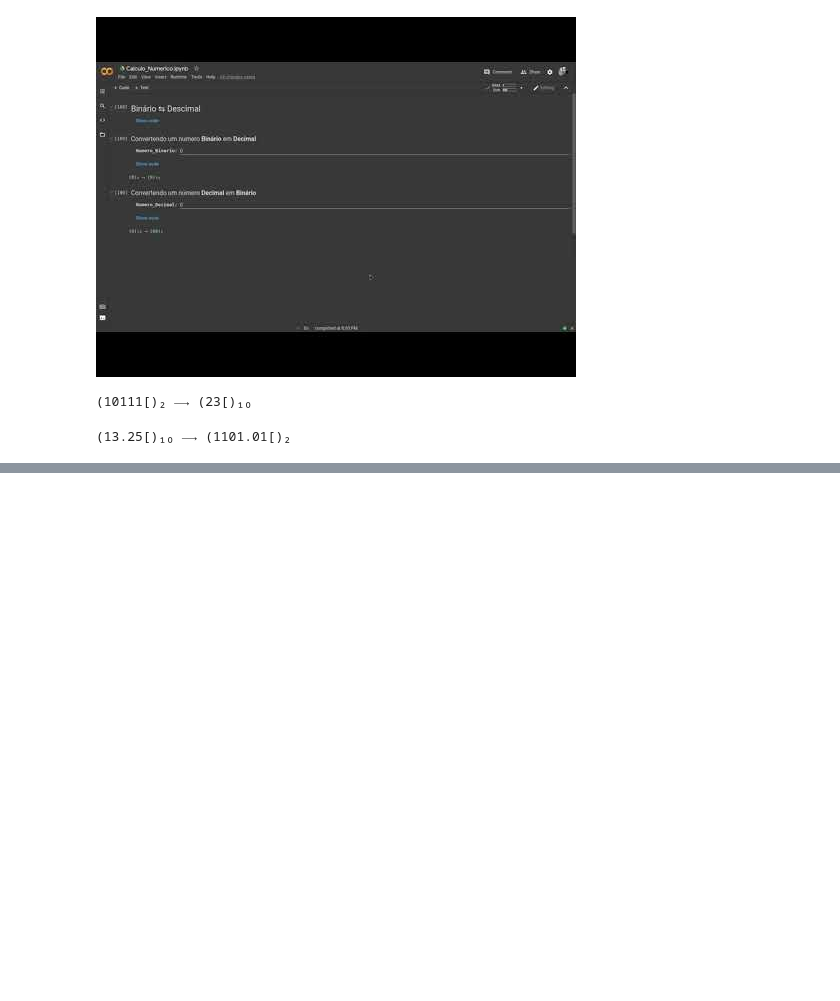
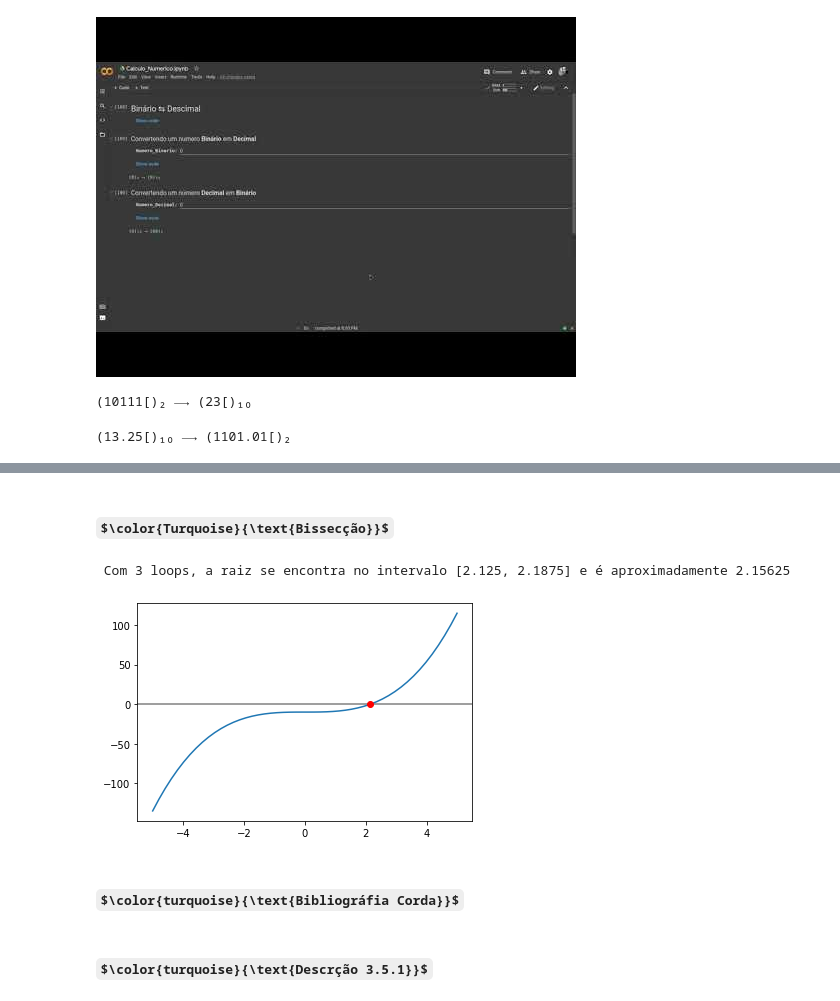
Before and after one commit to kleber293/calculo_numerico, a Jupyter notebook: Calculo_Numerico.ipynb, the cells around one changed output, grey strips where cells are left out. Drawn from its saved outputs; the diff is of its cells as text; code cells hidden in the pictures; some formulas as TeX source; blank space fills up the shorter version.

```diff
--- a/Calculo_Numerico.ipynb
+++ b/Calculo_Numerico.ipynb
@@ -530,0 +365,16 @@ if testar_velocidade:
+# %%
+import numpy as np
+
+matriz_m_jacobi = [[2, -1, 1], [1, 2, 3]]#@param
+condicoes_iniciais =  [0, 0]#@param
+loops = 10 #@param {type:"slider", min:0, max:150, step:1}
+trun = False #@param {type:"boolean"}
+permutacao = False #@param {type:"boolean"}
+truncamento_decimal = 3 #@param {type:"slider", min:1, max:10, step:1}
+#@markdown > $\color{gray}{\text{matriz_j = m_jacobi(matriz_m_jacobi, ci=condicoes_iniciais, ni=loops, tc = truncamento_decimal, trc=trun, permu=permutacao)}}$
+matriz_j = np.array(m_jacobi(matriz_m_jacobi, ci=condicoes_iniciais, ni=loops, tc = truncamento_decimal, trc=trun, permu=permutacao), dtype=np.float64)
+# print(f'\033[32m{matriz_j}'); print()
+print(f'\033[32m{matriz_j}'); print()
+testar_velocidade = False #@param {type:"boolean"}
+if testar_velocidade:
+    %timeit m_jacobi(matriz_m_jacobi, ci=condicoes_iniciais, ni=loops, tc = truncamento_decimal, trc=trun, permu=permutacao)
@@ -530,0 +525,2 @@ if testar_velocidade:
+# %% [markdown]
+### $\color{Turquoise}{\text{Bissecção}}$
@@ -530,0 +563,37 @@ if testar_velocidade:
+# %%
+f = lambda x: x**3-10 #@param
+RODAR = True #@param {type:"boolean"}
+loops = 4 #@param {type:"slider", min:1, max:100}
+error = 0.1001 #@param {type:"slider", min:0.0001, max:0.2, step:0.001}
+x1 = 2 #@param {type:"number"}
+x2 =  3 #@param {type:"number"}
+
+if RODAR:
+    print(bisseccao(x1, x2, n=loops, e=error)[0])
+
+MINIMO_DE_INTERACOES = False #@param {type:"boolean"}
+if MINIMO_DE_INTERACOES:
+    print(f'\033[33mAs interações devem ser maiores que {np.log((x2-x1)/error)/np.log(2)-1}\033[')
+
+GRAFICOS = True #@param {type:"boolean"}
+if GRAFICOS:
+    import numpy as np
+    import matplotlib.pyplot as plt
+    print()
+    x = np.linspace(-5, 5)
+    fx = x**3-10 #@param
+    plt.axhline(y=0, color="gray", linestyle="-")
+    plt.plot(x, fx)
+    plt.plot(bisseccao(x1, x2, n=loops, e=error)[1], 0, 'ro')
+    plt.show
+
+TESTAR_A_VELOCIDADE = False #@param {type:"boolean"}
+if TESTAR_A_VELOCIDADE:
+    %timeit bisseccao(x1, x2, n=loops, e=error)[0]
+# %% [output]
+ Com 3 loops, a raiz se encontra no intervalo [2.125, 2.1875] e é aproximadamente 2.15625
+[figure, added]
+# %% [markdown]
+### $\color{turquoise}{\text{Bibliográfia Corda}}$
+# %% [markdown]
+#### $\color{turquoise}{\text{Descrção 3.5.1}}$
```
Also changed, not shown: parts of 63 cells of this notebook.
